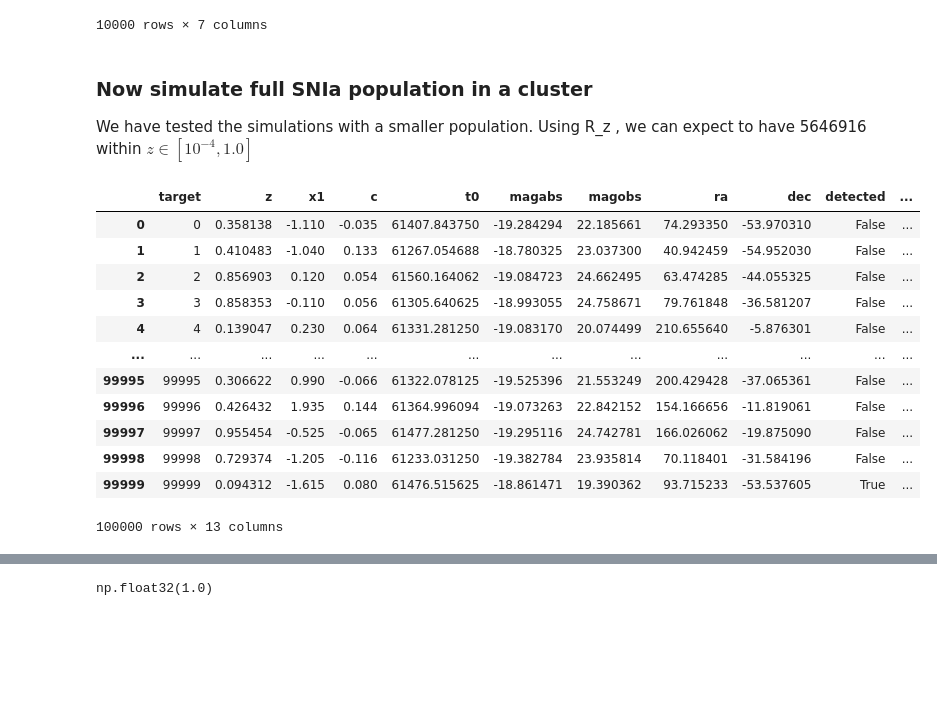
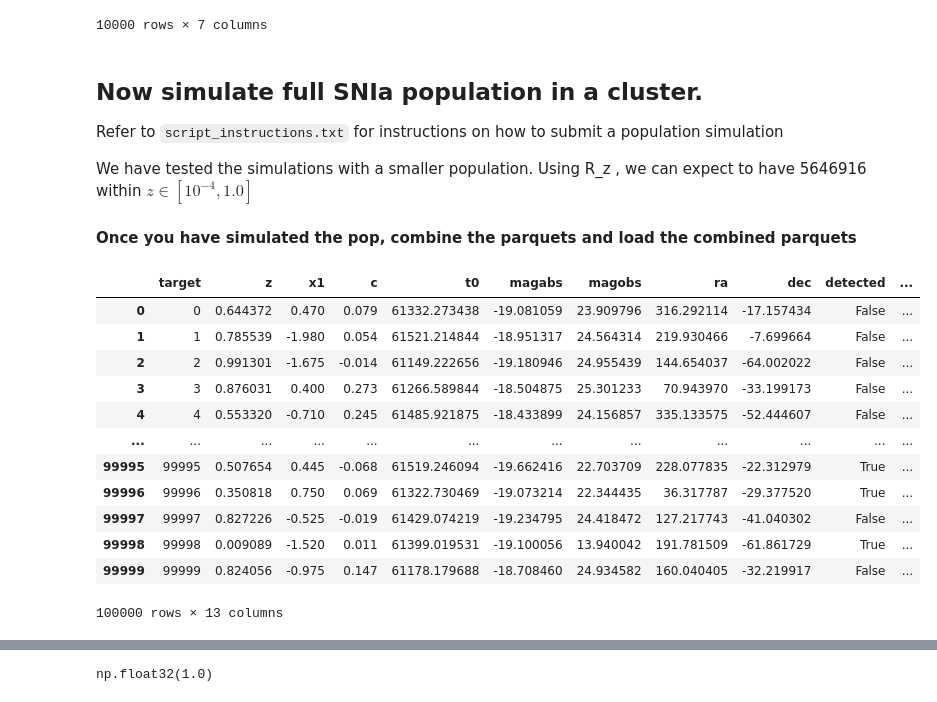
Before and after one commit to krissylla/TransientSimulation, a Jupyter notebook: skysurvey_detections.ipynb, the cells around one changed output, grey strips where cells are left out. Cells and saved outputs as stored; diff of their text form; code cells hidden in the pictures; blank space fills up the shorter version.

```diff
--- a/skysurvey_detections.ipynb
+++ b/skysurvey_detections.ipynb
@@ -347,26 +304,34 @@ example
 | 9999 | 9999 | 0.171995 | 112.331741 | -18.457426 | 61154.488281 | False | 0 |
 10000 rows × 7 columns
 # %% [markdown]
-### Now simulate full SNIa population in a cluster
+## Now simulate full SNIa population in a cluster.
+Refer to <code>script_instructions.txt</code> for instructions on how to submit a population simulation
 
 We have tested the simulations with a smaller population. Using R_z , we can expect to have 5646916 within $z \in [10^{-4}, 1.0]$
+
+#### Once you have simulated the pop,  combine the parquets and load the combined parquets
 # %%
+from pathlib import Path
 import pandas as pd
+
+results_dir = Path("results_2")
+parquet_file = results_dir / "detected_N100000_004.parquet"
 # rsync uses scp under the hood but it will only copy new files by checking modification files
-pd.read_parquet("results/detected_N100000_004.parquet")
+df_single = pd.read_parquet(parquet_file)
+df_single
 # %% [output]
 |  | target | z | x1 | c | t0 | magabs | magobs | ra | dec | detected | ... |
-| 0 | 0 | 0.358138 | -1.110 | -0.035 | 61407.843750 | -19.284294 | 22.185661 | 74.293350 | -53.970310 | False | ... |
-| 1 | 1 | 0.410483 | -1.040 | 0.133 | 61267.054688 | -18.780325 | 23.037300 | 40.942459 | -54.952030 | False | ... |
-| 2 | 2 | 0.856903 | 0.120 | 0.054 | 61560.164062 | -19.084723 | 24.662495 | 63.474285 | -44.055325 | False | ... |
-| 3 | 3 | 0.858353 | -0.110 | 0.056 | 61305.640625 | -18.993055 | 24.758671 | 79.761848 | -36.581207 | False | ... |
-| 4 | 4 | 0.139047 | 0.230 | 0.064 | 61331.281250 | -19.083170 | 20.074499 | 210.655640 | -5.876301 | False | ... |
+| 0 | 0 | 0.644372 | 0.470 | 0.079 | 61332.273438 | -19.081059 | 23.909796 | 316.292114 | -17.157434 | False | ... |
+| 1 | 1 | 0.785539 | -1.980 | 0.054 | 61521.214844 | -18.951317 | 24.564314 | 219.930466 | -7.699664 | False | ... |
+| 2 | 2 | 0.991301 | -1.675 | -0.014 | 61149.222656 | -19.180946 | 24.955439 | 144.654037 | -64.002022 | False | ... |
+| 3 | 3 | 0.876031 | 0.400 | 0.273 | 61266.589844 | -18.504875 | 25.301233 | 70.943970 | -33.199173 | False | ... |
+| 4 | 4 | 0.553320 | -0.710 | 0.245 | 61485.921875 | -18.433899 | 24.156857 | 335.133575 | -52.444607 | False | ... |
 | ... | ... | ... | ... | ... | ... | ... | ... | ... | ... | ... | ... |
-| 99995 | 99995 | 0.306622 | 0.990 | -0.066 | 61322.078125 | -19.525396 | 21.553249 | 200.429428 | -37.065361 | False | ... |
-| 99996 | 99996 | 0.426432 | 1.935 | 0.144 | 61364.996094 | -19.073263 | 22.842152 | 154.166656 | -11.819061 | False | ... |
-| 99997 | 99997 | 0.955454 | -0.525 | -0.065 | 61477.281250 | -19.295116 | 24.742781 | 166.026062 | -19.875090 | False | ... |
-| 99998 | 99998 | 0.729374 | -1.205 | -0.116 | 61233.031250 | -19.382784 | 23.935814 | 70.118401 | -31.584196 | False | ... |
-| 99999 | 99999 | 0.094312 | -1.615 | 0.080 | 61476.515625 | -18.861471 | 19.390362 | 93.715233 | -53.537605 | True | ... |
+| 99995 | 99995 | 0.507654 | 0.445 | -0.068 | 61519.246094 | -19.662416 | 22.703709 | 228.077835 | -22.312979 | True | ... |
+| 99996 | 99996 | 0.350818 | 0.750 | 0.069 | 61322.730469 | -19.073214 | 22.344435 | 36.317787 | -29.377520 | True | ... |
+| 99997 | 99997 | 0.827226 | -0.525 | -0.019 | 61429.074219 | -19.234795 | 24.418472 | 127.217743 | -41.040302 | False | ... |
+| 99998 | 99998 | 0.009089 | -1.520 | 0.011 | 61399.019531 | -19.100056 | 13.940042 | 191.781509 | -61.861729 | True | ... |
+| 99999 | 99999 | 0.824056 | -0.975 | 0.147 | 61178.179688 | -18.708460 | 24.934582 | 160.040405 | -32.219917 | False | ... |
 100000 rows × 13 columns
 # %%
 # combine all parquets into one big parquet (about 200 MB for 5.7 million SNIa)
```
Also changed, not shown: parts of 35 cells of this notebook, 3 other files.
